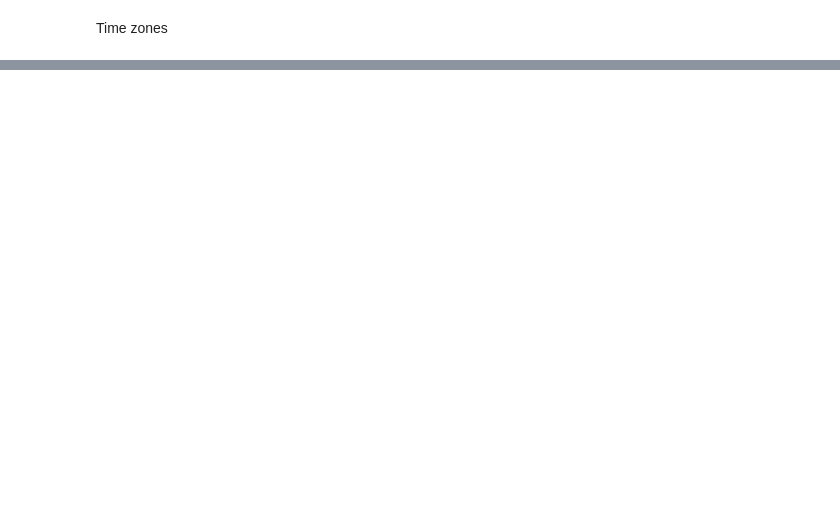
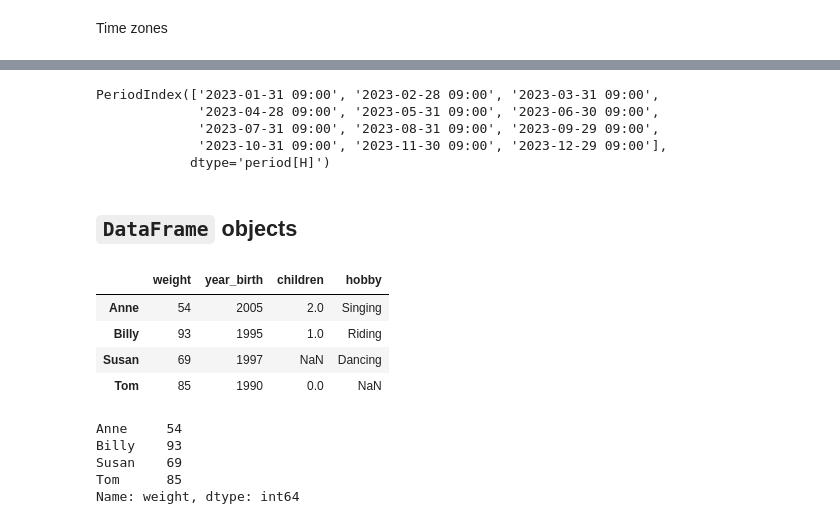
Before and after one commit to Bartlomiej-Kachniarz/Portfolio, a Jupyter notebook: python/training/pandas.ipynb, the cells around one changed output, grey strips where cells are left out. Cells and saved outputs as stored; diff of their text form; code cells hidden in the pictures; blank space fills up the shorter version.

```diff
--- a/python/training/pandas.ipynb
+++ b/python/training/pandas.ipynb
@@ -275,0 +365,35 @@ Length: 100, dtype: float64
+# %%
+months_2023 = pd.period_range("2023", periods=12, freq="M")
+one_day_after_last = months_2023.asfreq("D") + 1
+last_business_days = one_day_after_last.to_timestamp() - pd.tseries.offsets.BDay()
+last_business_days.to_period("H") + 9 # Last business days in every month of 2023.
+# %% [output]
+PeriodIndex(['2023-01-31 09:00', '2023-02-28 09:00', '2023-03-31 09:00',
+             '2023-04-28 09:00', '2023-05-31 09:00', '2023-06-30 09:00',
+             '2023-07-31 09:00', '2023-08-31 09:00', '2023-09-29 09:00',
+             '2023-10-31 09:00', '2023-11-30 09:00', '2023-12-29 09:00'],
+            dtype='period[H]')
+# %% [markdown]
+## `DataFrame` objects
+# %%
+customers = pd.DataFrame({
+    "weight": pd.Series([54, 85, 93, 69], index=["Anne", "Tom", "Billy", "Susan"], name="Weight"),
+    "year_birth": pd.Series([1990, 1995, 1997, 2005], index=["Tom", "Billy", "Susan", "Anne"], name="Year"),
+    "children": pd.Series([0, 2, 1], index=["Tom", "Anne", "Billy"]),
+    "hobby": pd.Series(["Riding", "Dancing", "Singing"], index=["Billy", "Susan", "Anne"], name="Hobby")
+})
+customers
+# %% [output]
+|  | weight | year_birth | children | hobby |
+| Anne | 54 | 2005 | 2.0 | Singing |
+| Billy | 93 | 1995 | 1.0 | Riding |
+| Susan | 69 | 1997 | NaN | Dancing |
+| Tom | 85 | 1990 | 0.0 | NaN |
+# %%
+customers["weight"] # pd.Series
+# %% [output]
+Anne     54
+Billy    93
+Susan    69
+Tom      85
+Name: weight, dtype: int64
```
Also changed, not shown: parts of 31 cells of this notebook, 5 other files.
